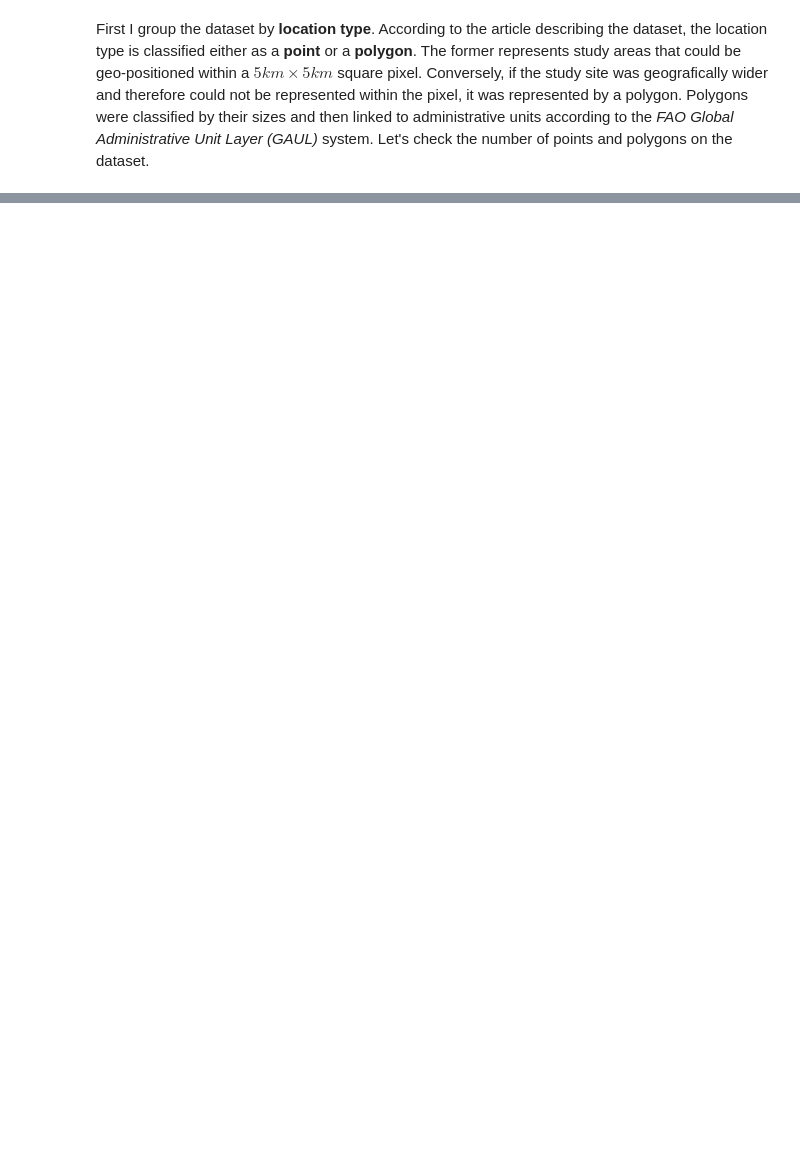
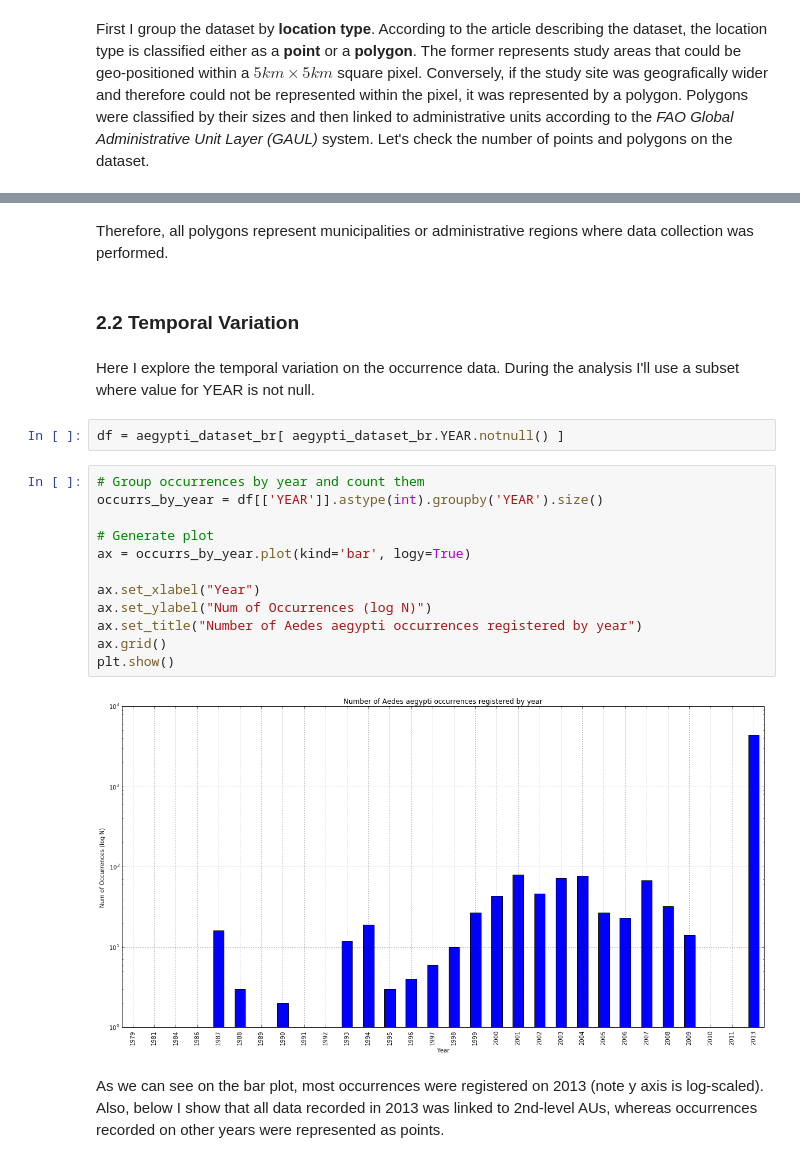
Before and after one commit to pedrosiracusa/arbovirus, a Jupyter notebook: exploring_aedes_occurrence.ipynb, the cells around one changed output, grey strips where cells are left out. Saved outputs shown, nothing was run; the diff lists cells and outputs as text; blank space fills up the shorter version.

Commit message:
plotted 2013 data;

```diff
--- a/exploring_aedes_occurrence.ipynb
+++ b/exploring_aedes_occurrence.ipynb
@@ -119,0 +131,24 @@ Second-level administrative division represent municipalities (and admiministrat
+# %% [markdown]
+Therefore, all polygons represent municipalities or administrative regions where data collection was performed.
+# %% [markdown]
+### 2.2 Temporal Variation
+# %% [markdown]
+Here I explore the temporal variation on the occurrence data. During the analysis I'll use a subset where value for YEAR is not null.
+# %%
+df = aegypti_dataset_br[ aegypti_dataset_br.YEAR.notnull() ]
+# %%
+# Group occurrences by year and count them
+occurrs_by_year = df[['YEAR']].astype(int).groupby('YEAR').size()
+
+# Generate plot
+ax = occurrs_by_year.plot(kind='bar', logy=True)
+
+ax.set_xlabel("Year")
+ax.set_ylabel("Num of Occurrences (log N)")
+ax.set_title("Number of Aedes aegypti occurrences registered by year")
+ax.grid()
+plt.show()
+# %% [output]
+[figure, added]
+# %% [markdown]
+As we can see on the bar plot, most occurrences were registered on 2013 (note y axis is log-scaled). Also, below I show that all data recorded in 2013 was linked to 2nd-level AUs, whereas occurrences recorded on other years were represented as points.
```
Also changed, not shown: parts of 11 cells of this notebook.
